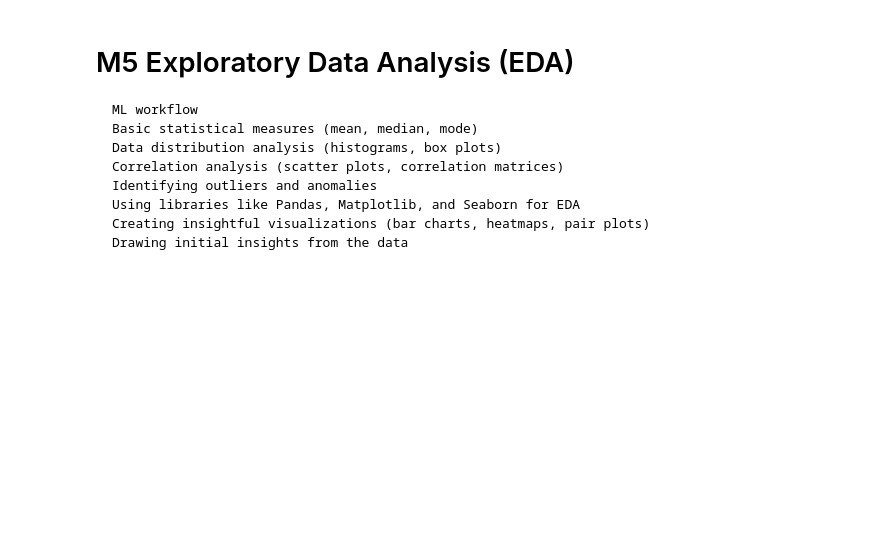
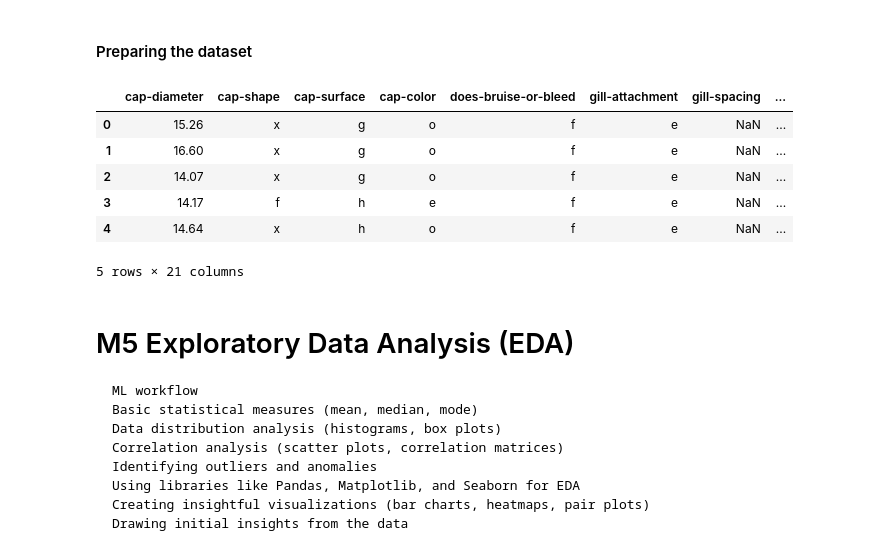
Before and after one commit to rjtrenchard/FungalHabitatML, a Jupyter notebook: Mushroom_Hunter.ipynb, the cells around one changed output. Drawn from its saved outputs; the diff is of its cells as text; code cells hidden in the pictures; blank space fills up the shorter version.

```diff
--- a/Mushroom_Hunter.ipynb
+++ b/Mushroom_Hunter.ipynb
@@ -11,0 +49,2 @@ This is an ML project that will try to identify mushrooms based on given charact
+# %% [markdown]
+#### Preparing the dataset
@@ -12,3 +55,35 @@ This is an ML project that will try to identify mushrooms based on given charact
+# %%
+# load/download dataset
+from ucimlrepo import fetch_ucirepo
+
+# fetch dataset
+secondary_mushroom = fetch_ucirepo(id=848)
+
+
+
+# data (as pandas dataframes)
+X = secondary_mushroom.data.features
+y = secondary_mushroom.data.targets
+
+# metadata
+# print(secondary_mushroom.metadata)
+
+# variable information
+# print(secondary_mushroom.variables)
+
+# create dataframe, the features and targets are already defined but we can
+# can make a big object so we can see everything in the data exploration phase
+import pandas as pd
+df = pd.concat([X, y], axis=1)
+df.head()
+# %% [output]
+|  | cap-diameter | cap-shape | cap-surface | cap-color | does-bruise-or-bleed | gill-attachment | gill-spacing | ... |
+| 0 | 15.26 | x | g | o | f | e | NaN | ... |
+| 1 | 16.60 | x | g | o | f | e | NaN | ... |
+| 2 | 14.07 | x | g | o | f | e | NaN | ... |
+| 3 | 14.17 | f | h | e | f | e | NaN | ... |
+| 4 | 14.64 | x | h | o | f | e | NaN | ... |
+5 rows × 21 columns
 # %% [markdown]
 # M5 Exploratory Data Analysis (EDA)
 
```
Also changed, not shown: parts of 27 cells of this notebook.
